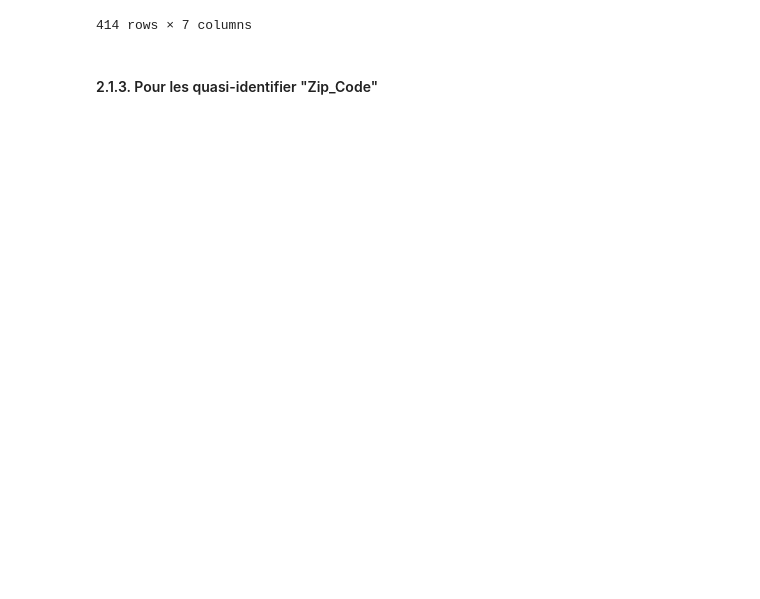
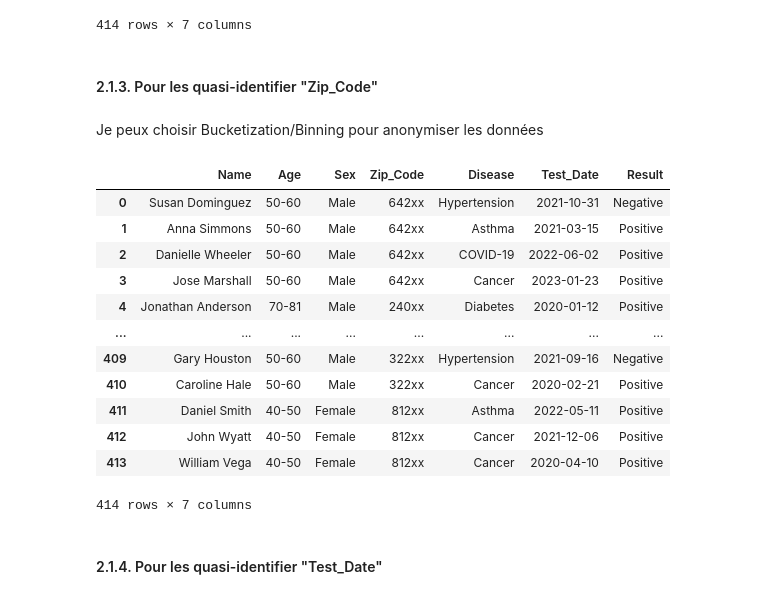
Before and after one commit to XIAxuanzheFrancis/Anonymization-de-donn-es-Medicales, a Jupyter notebook: Anonymization.ipynb, the cells around one changed output. Cells and saved outputs as stored; diff of their text form; code cells hidden in the pictures; blank space fills up the shorter version.

Commit message:
anonymization_M1

```diff
--- a/Anonymization.ipynb
+++ b/Anonymization.ipynb
@@ -278,3 +278,25 @@ df_Anonymization_1
 414 rows × 7 columns
 # %% [markdown]
 #### 2.1.3. Pour les quasi-identifier "Zip_Code"
+# %% [markdown]
+Je peux choisir Bucketization/Binning pour anonymiser les données
+# %%
+df_Anonymization_1['Zip_Code'] = df_Anonymization_1['Zip_Code'].astype(str).str[:3] + 'xx'
+# %%
+df_Anonymization_1
+# %% [output]
+|  | Name | Age | Sex | Zip_Code | Disease | Test_Date | Result |
+| 0 | Susan Dominguez | 50-60 | Male | 642xx | Hypertension | 2021-10-31 | Negative |
+| 1 | Anna Simmons | 50-60 | Male | 642xx | Asthma | 2021-03-15 | Positive |
+| 2 | Danielle Wheeler | 50-60 | Male | 642xx | COVID-19 | 2022-06-02 | Positive |
+| 3 | Jose Marshall | 50-60 | Male | 642xx | Cancer | 2023-01-23 | Positive |
+| 4 | Jonathan Anderson | 70-81 | Male | 240xx | Diabetes | 2020-01-12 | Positive |
+| ... | ... | ... | ... | ... | ... | ... | ... |
+| 409 | Gary Houston | 50-60 | Male | 322xx | Hypertension | 2021-09-16 | Negative |
+| 410 | Caroline Hale | 50-60 | Male | 322xx | Cancer | 2020-02-21 | Positive |
+| 411 | Daniel Smith | 40-50 | Female | 812xx | Asthma | 2022-05-11 | Positive |
+| 412 | John Wyatt | 40-50 | Female | 812xx | Cancer | 2021-12-06 | Positive |
+| 413 | William Vega | 40-50 | Female | 812xx | Cancer | 2020-04-10 | Positive |
+414 rows × 7 columns
+# %% [markdown]
+#### 2.1.4. Pour les quasi-identifier "Test_Date"
```
Also changed, not shown: parts of 6 cells of this notebook.
